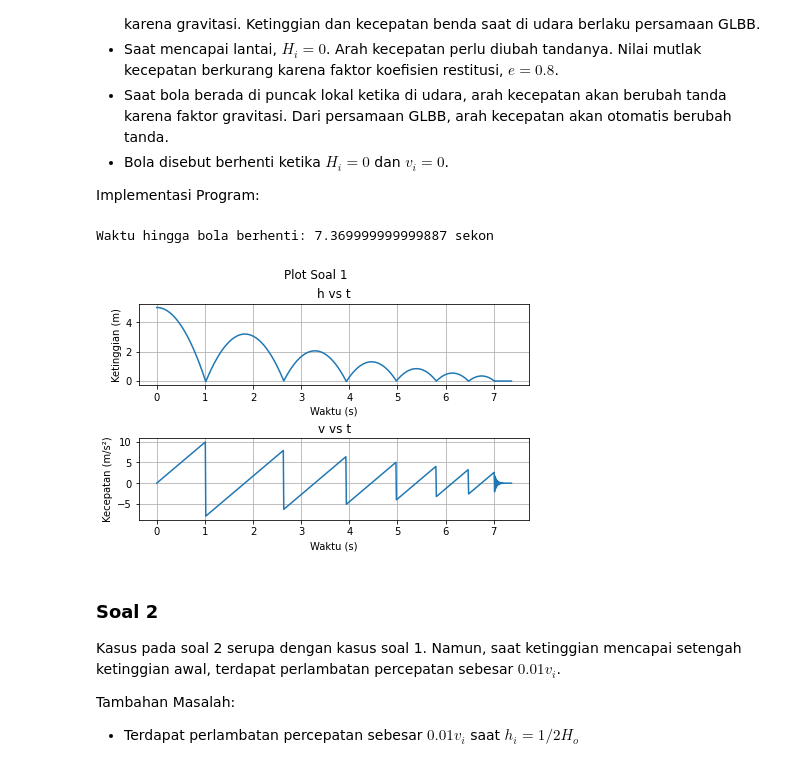
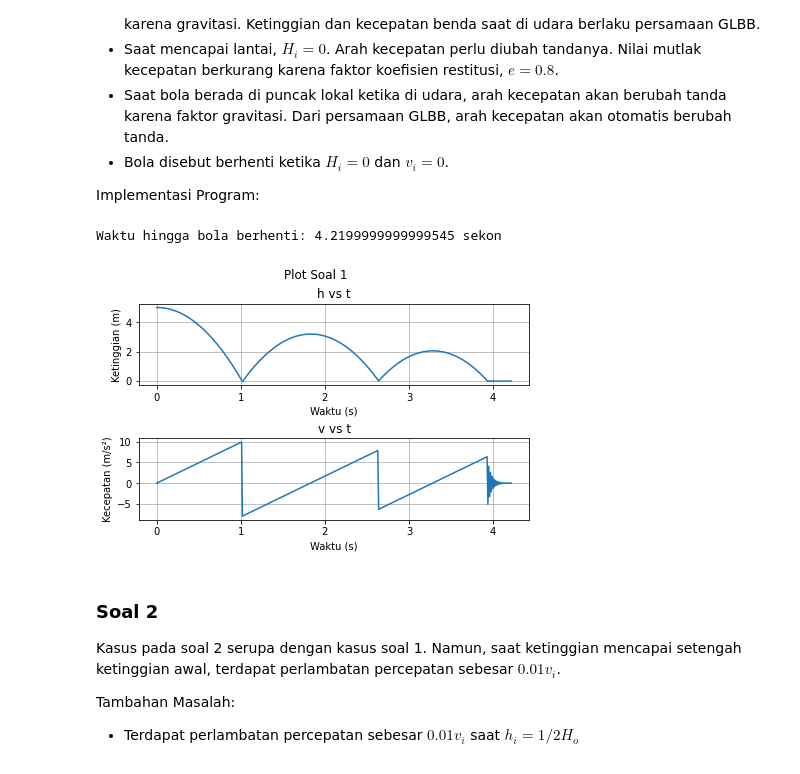
Before and after one commit to mahaamesha/komputasi-sistem-instrumentasi-cerdas, a Jupyter notebook: mg01/10219084_Avima_Tugas01.ipynb, the cells around one changed output. Cells and saved outputs as stored; diff of their text form; code cells hidden in the pictures.

```diff
--- a/mg01/10219084_Avima_Tugas01.ipynb
+++ b/mg01/10219084_Avima_Tugas01.ipynb
@@ -70,7 +70,7 @@ e = 0.8     # koef restitusi
 dt = 1e-2
 arr_t = [0]
 
-epsilon = 1e-3  # nol jika kurang dari epsilon
+epsilon = 1e-2  # nol jika kurang dari epsilon
 
 def func_hi(hi_1, vi, dt):
     hi = hi_1 - vi * dt
@@ -81,47 +81,47 @@ def func_vi(v1_1, g, dt):
     return vi
 
 while not( (abs(arr_v[-1]) < epsilon) and (arr_h[-1] < epsilon) ):     # belum berhenti
-    # ketinggian berkurang
+    # ketinggian berkurang. bertambah saat jatuh
     hi = func_hi(arr_h[-1], arr_v[-1], dt)
     arr_h.append(hi)
 
     # jika mencapai lantai, ubah arah kecepatan
-    if (arr_h[-1] < epsilon):
+    if ((arr_h[-1] < epsilon)):
         vi = -e * arr_v[-1]
     else:   # jika di udara, berlaku GLBB
         vi = func_vi(arr_v[-1], g, dt)
     arr_v.append(vi)
 
     t = arr_t[-1] + dt
     arr_t.append(t)
 
     # print(vi, hi, t)
 
 print("Waktu hingga bola berhenti: %s sekon" %t)
 
 
 # plotting data untuk cek validasi hasil
 fig, axs = plt.subplots(nrows=2, ncols=1, constrained_layout=True)
 fig.suptitle("Plot Soal 1")
 
 # plot ketinggian terhadap waktu
 axs[0].set_title("h vs t")
 axs[0].plot(arr_t, arr_h)
 axs[0].set_ylabel("Ketinggian (m)")
 
 # plot kecepatan terhadap waktu
 axs[1].set_title("v vs t")
 axs[1].plot(arr_t, arr_v)
 axs[1].set_ylabel("Kecepatan (m/s²)")
 
 for ax in axs:
     ax.set_xlabel("Waktu (s)")
     ax.grid(True)
 
 plt.show()
 # %% [output]
-Waktu hingga bola berhenti: 7.369999999999887 sekon
+Waktu hingga bola berhenti: 4.2199999999999545 sekon
-[figure, old version]
+[figure, new version]
 # %% [markdown]
 ### Soal 2 <a name="soal_2"></a>
 Kasus pada soal 2 serupa dengan kasus soal 1. Namun, saat ketinggian mencapai setengah ketinggian awal, terdapat perlambatan percepatan sebesar $0.01v_i$.
```
Also changed, not shown: 5 other files.
